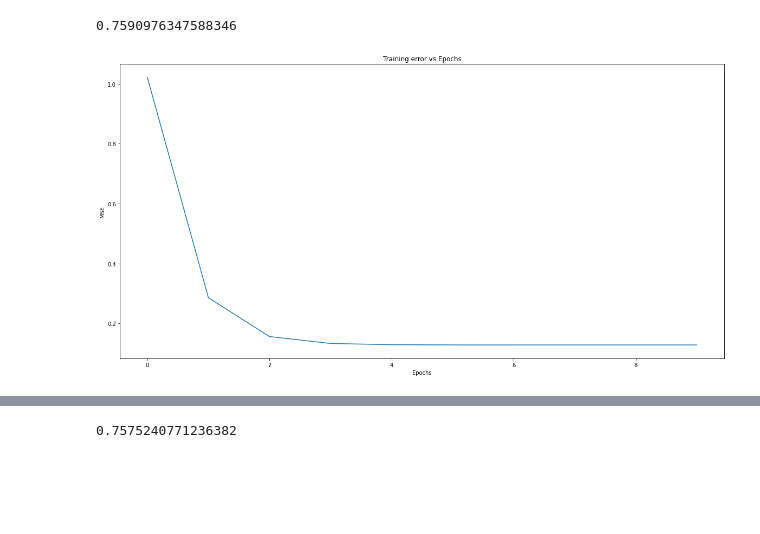
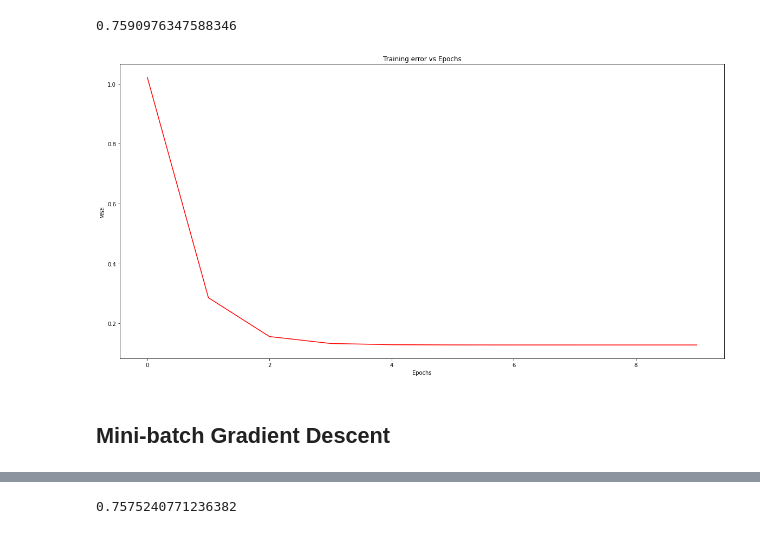
Before and after one commit to Gonm1/gradientdescent, a Jupyter notebook: GradientDescent.ipynb, the cells around one changed output, grey strips where cells are left out. Drawn from its saved outputs; the diff is of its cells as text; code cells hidden in the pictures; blank space fills up the shorter version.

```diff
--- a/GradientDescent.ipynb
+++ b/GradientDescent.ipynb
@@ -152,12 +152,14 @@ r2_score(y_test, sgd.predict(x_test))
 # %%
 plt.figure(figsize=(20, 10))
 plt.title("Training error vs Epochs")
 plt.xlabel("Epochs")
 plt.ylabel("MSE")
-plt.plot(sgd.cost)
+plt.plot(sgd.cost, color="red")
 plt.show()
 # %% [output]
-[figure, old version]
+[figure, new version]
+# %% [markdown]
+## Mini-batch Gradient Descent
 # %% [markdown]
 ![alt text](MiniBatchGradientDescent.png "Gradient descent")
 # %%
```
Also changed, not shown: parts of 9 cells of this notebook, 1 other file.
